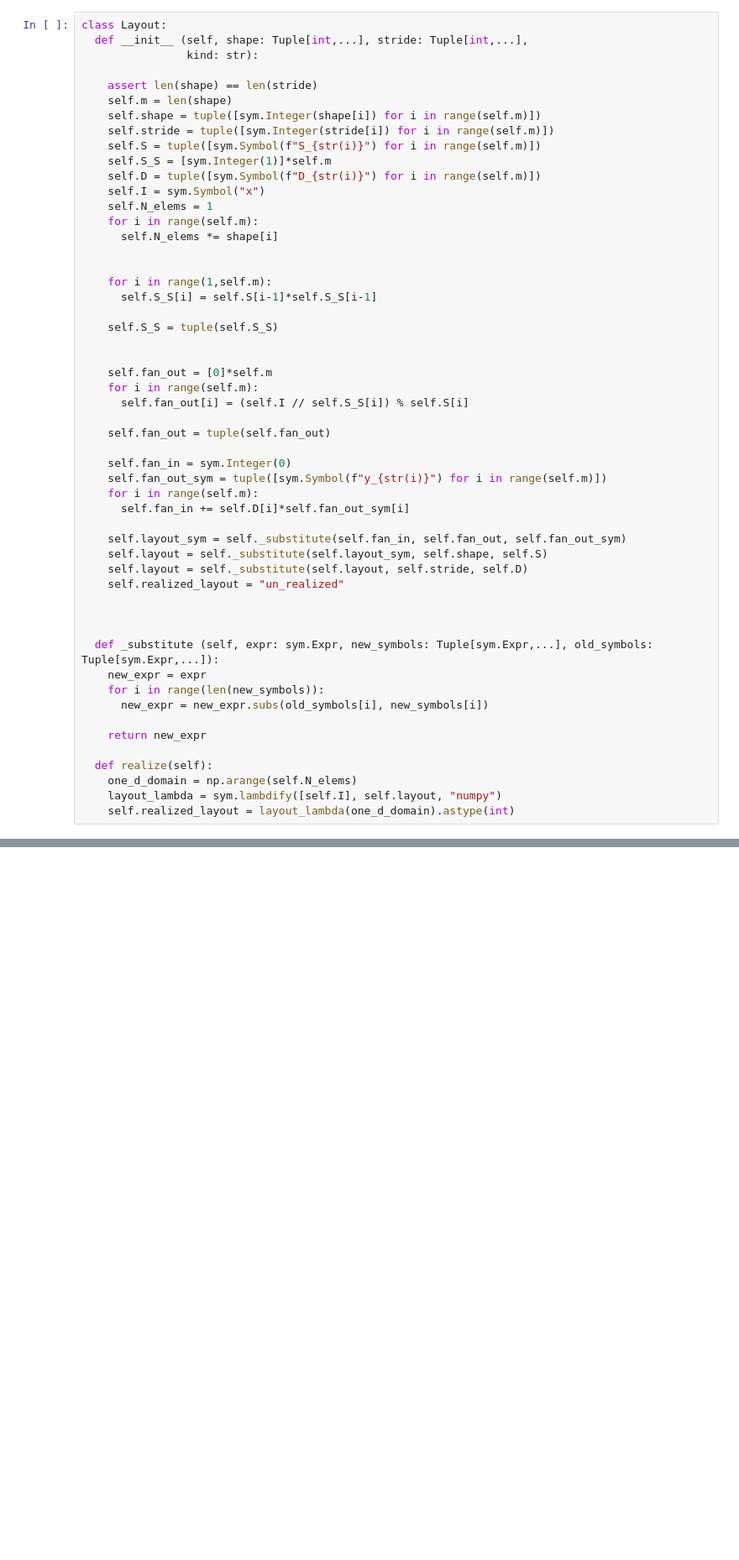
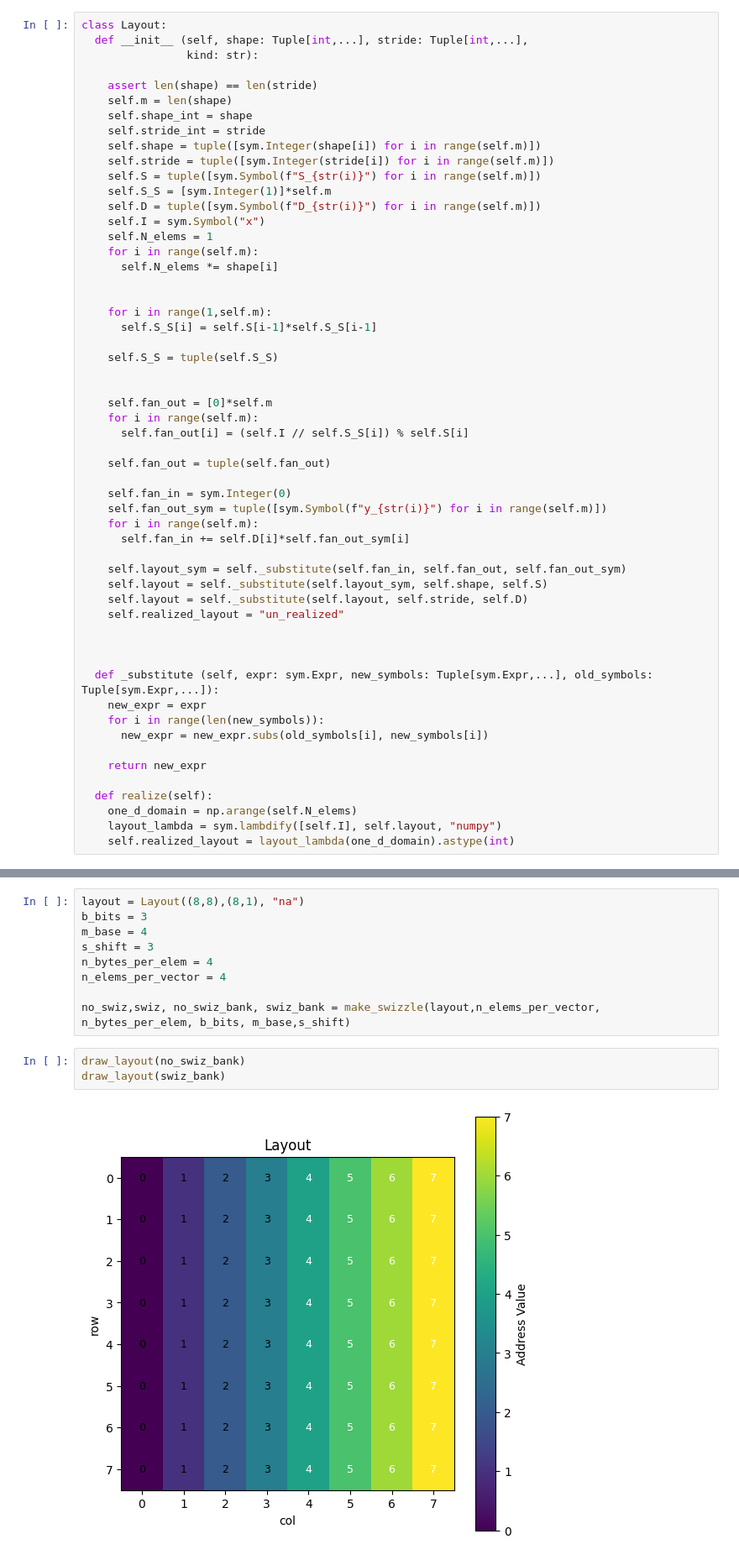
Before and after one commit to PranavDeepakSathya/theCudaBender, a Jupyter notebook: TMA_stuff/swizzler.ipynb, the cells around one changed output, grey strips where cells are left out. Shown at 84% size. Cells and saved outputs as stored; diff of their text form; blank space fills up the shorter version.

Commit message:
we_have_swizzle

```diff
--- a/TMA_stuff/swizzler.ipynb
+++ b/TMA_stuff/swizzler.ipynb
@@ -106,6 +106,8 @@ class Layout:
 
     assert len(shape) == len(stride)
     self.m = len(shape)
+    self.shape_int = shape
+    self.stride_int = stride
     self.shape = tuple([sym.Integer(shape[i]) for i in range(self.m)])
     self.stride = tuple([sym.Integer(stride[i]) for i in range(self.m)])
     self.S = tuple([sym.Symbol(f"S_{str(i)}") for i in range(self.m)])
@@ -162,0 +254,14 @@ def expand(layout, n_elems_per_vector, n_bytes_per_elem):
+# %%
+layout = Layout((8,8),(8,1), "na")
+b_bits = 3
+m_base = 4
+s_shift = 3
+n_bytes_per_elem = 4
+n_elems_per_vector = 4
+
+no_swiz,swiz, no_swiz_bank, swiz_bank = make_swizzle(layout,n_elems_per_vector, n_bytes_per_elem, b_bits, m_base,s_shift)
+# %%
+draw_layout(no_swiz_bank)
+draw_layout(swiz_bank)
+# %% [output]
+[figure, added]
```
Also changed, not shown: parts of 3 cells of this notebook.
